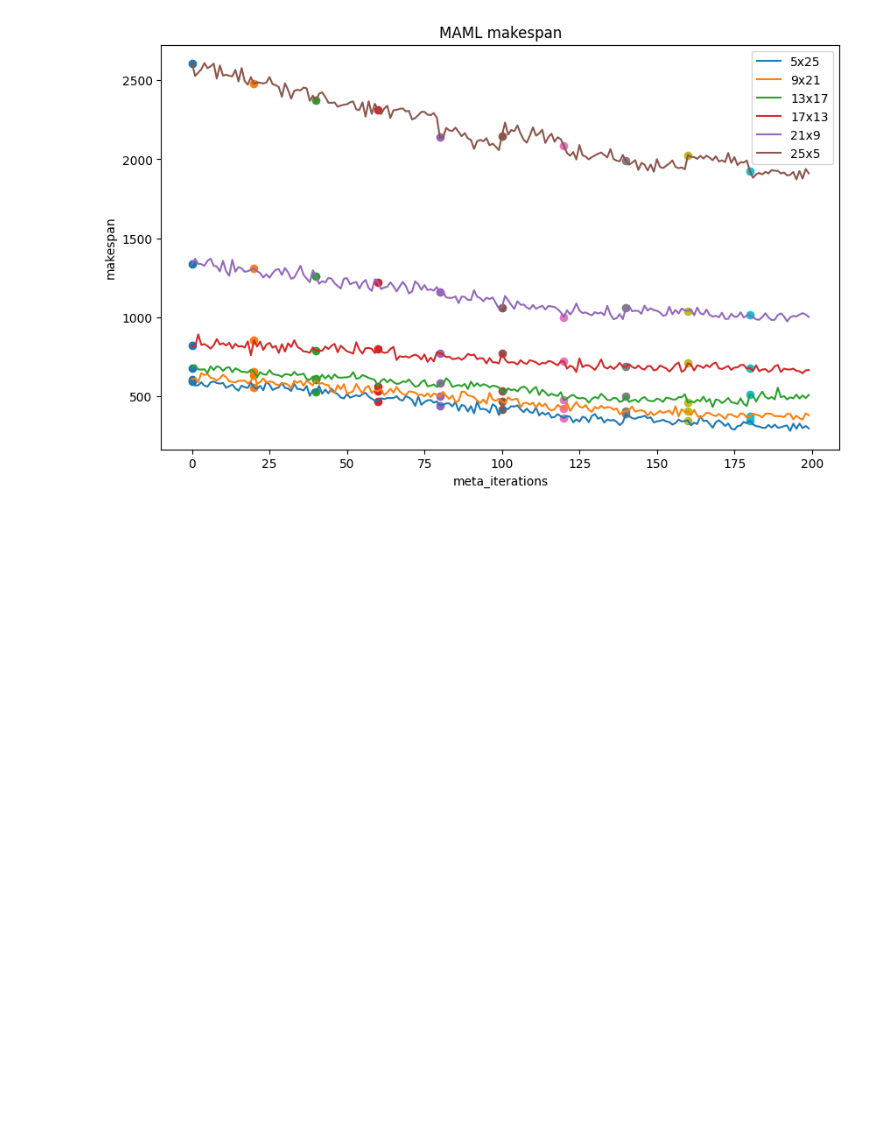
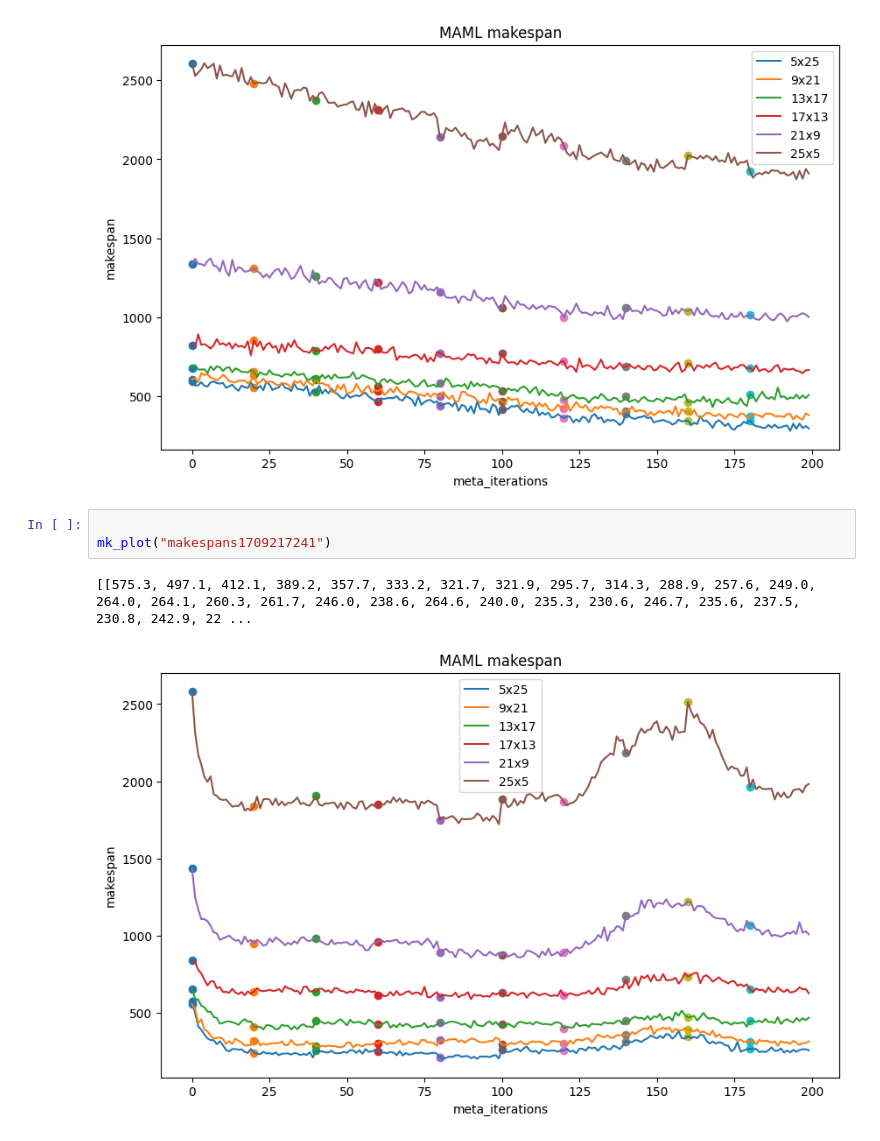
Before and after one commit to wulincong/FJSP-DRL, a Jupyter notebook: plot_imgs/maml_mk.ipynb, the cells around one changed output. Drawn from its saved outputs; the diff is of its cells as text; blank space fills up the shorter version.

```diff
--- a/plot_imgs/maml_mk.ipynb
+++ b/plot_imgs/maml_mk.ipynb
@@ -64,3 +64,9 @@ mk_plot("makespans")
 [figure]
 [[593.1, 568.3, 570.1, 589.2, 567.0, 562.1, 588.8, 594.0, 584.3, 581.0, 584.8, 554.5, 564.1, 574.7, 550.8, 535.8, 568.3, 557.6, 553.4, 588.1, 556.5, 548.5, 566.7, 538.7, 593.7, 574.6, 540.2, 550.6, 55 ...
 [figure]
+# %%
+
+mk_plot("makespans1709217241")
+# %% [output]
+[[575.3, 497.1, 412.1, 389.2, 357.7, 333.2, 321.7, 321.9, 295.7, 314.3, 288.9, 257.6, 249.0, 264.0, 264.1, 260.3, 261.7, 246.0, 238.6, 264.6, 240.0, 235.3, 230.6, 246.7, 235.6, 237.5, 230.8, 242.9, 22 ...
+[figure, added]
```
Also changed, not shown: parts of 5 cells of this notebook, 18 other files.
